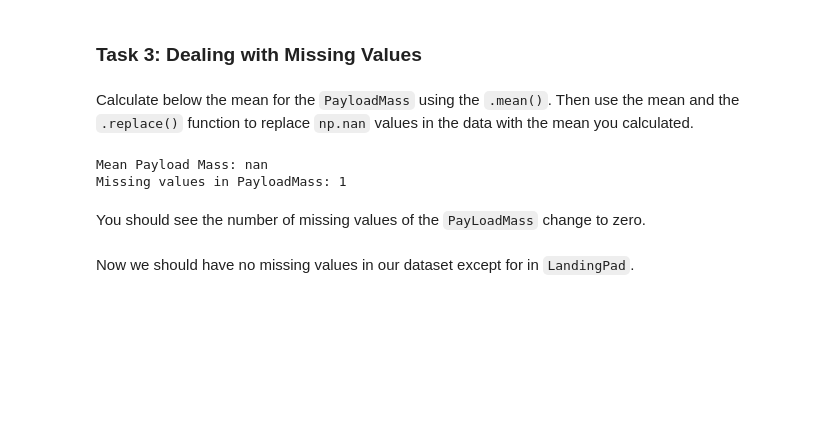
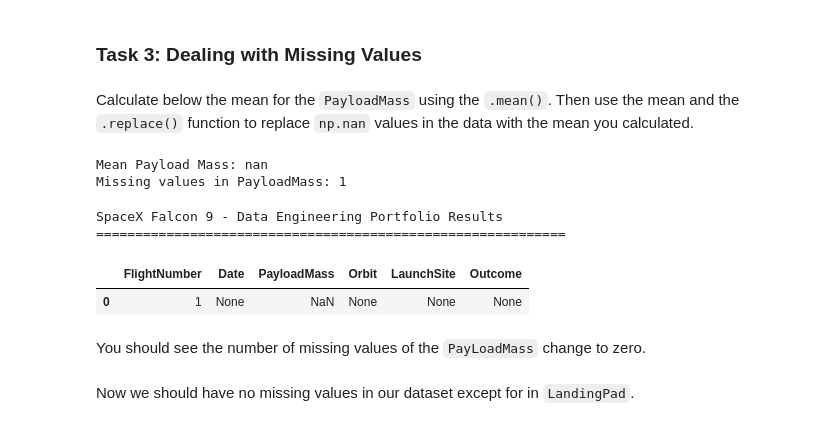
Before and after one commit to huseyinsusever/Data-Science-Portfolio-Enterprise-Case-Studies, a Jupyter notebook: jupyter-labs-spacex-data-collection-api-v2.ipynb, the cells around one changed output. Cells and saved outputs as stored; diff of their text form; code cells hidden in the pictures; blank space fills up the shorter version.

```diff
--- a/jupyter-labs-spacex-data-collection-api-v2.ipynb
+++ b/jupyter-labs-spacex-data-collection-api-v2.ipynb
@@ -336,6 +336,26 @@ print("Missing values in PayloadMass:", data_falcon9['PayloadMass'].isnull().sum
 # %% [output]
 Mean Payload Mass: nan
 Missing values in PayloadMass: 1
+# %%
+
+
+# copy data
+df_final = data_falcon9[['FlightNumber', 'Date', 'PayloadMass', 'Orbit', 'LaunchSite', 'Outcome']].copy()
+
+# Open the lists and clear the EMPTY lists.
+for col in df_final.columns:
+    # Eğer veri listeyse ilk elemanı al, liste boşsa veya liste değilse düzgünce bırak
+    df_final[col] = df_final[col].apply(lambda x: x[0] if isinstance(x, list) and len(x) > 0 else (None if isinstance(x, list) else x))
+
+# Professional Heading and Presentation
+print("SpaceX Falcon 9 - Data Engineering Portfolio Results")
+print("=" * 60)
+display(df_final.head(10))
+# %% [output]
+SpaceX Falcon 9 - Data Engineering Portfolio Results
+============================================================
+|  | FlightNumber | Date | PayloadMass | Orbit | LaunchSite | Outcome |
+| 0 | 1 | None | NaN | None | None | None |
 # %% [markdown]
 You should see the number of missing values of the <code>PayLoadMass</code> change to zero.
 # %% [markdown]
```
